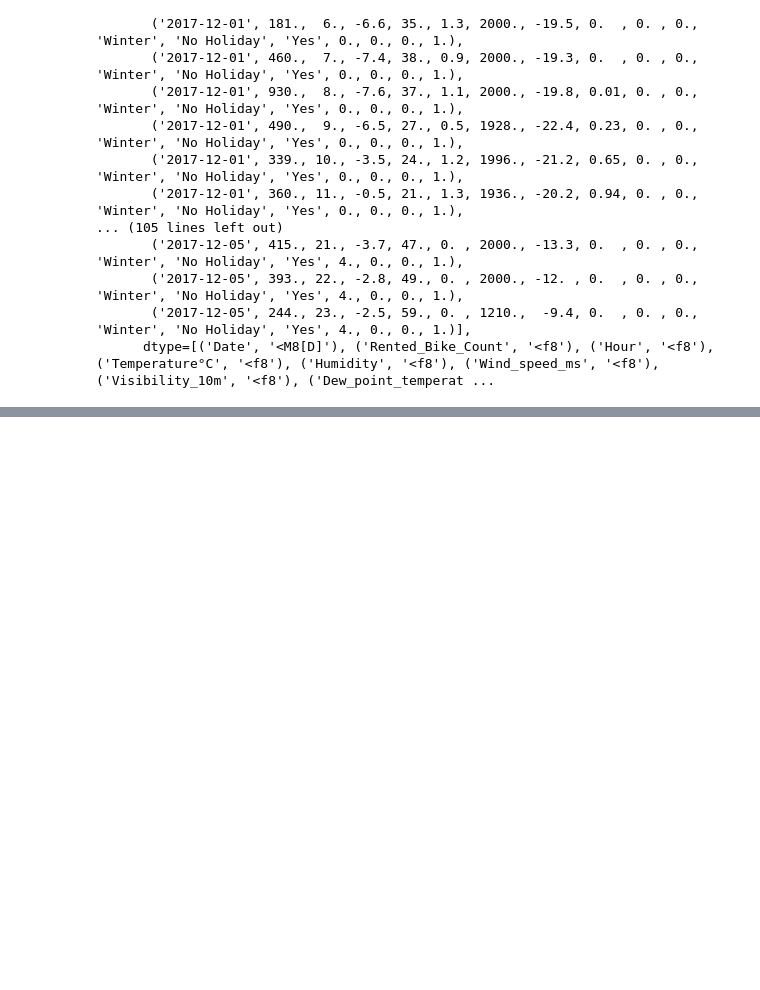
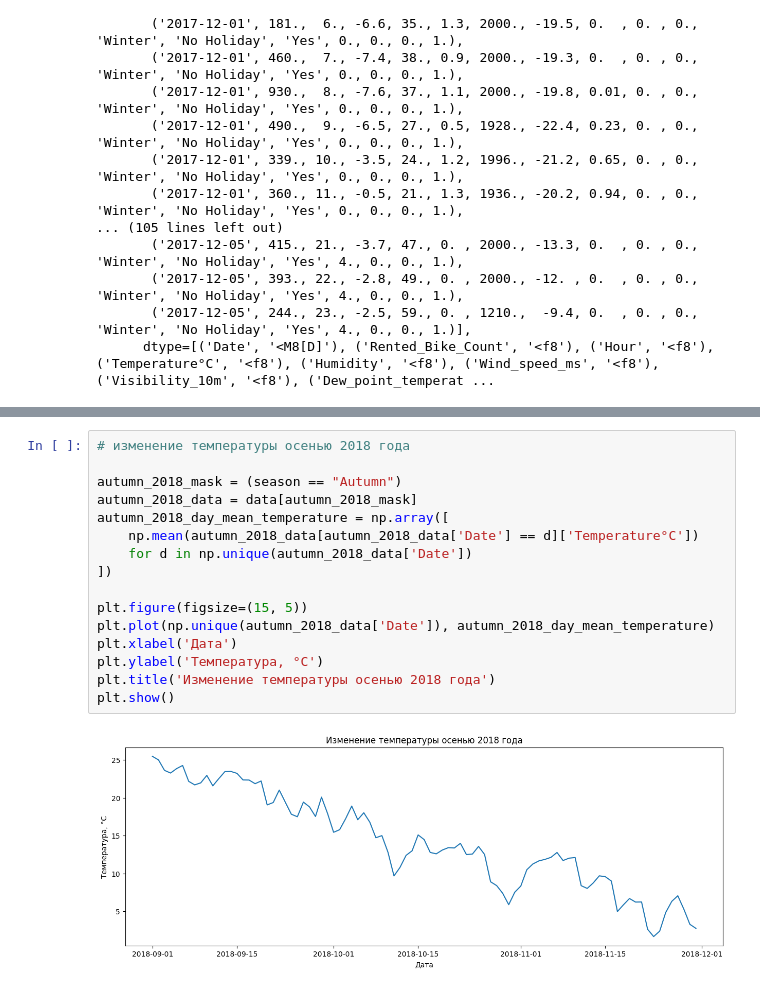
Before and after one commit to vorandpav/NoteBooks, a Jupyter notebook: Jupiter.ipynb, the cells around one changed output, grey strips where cells are left out. Cells and saved outputs as stored; diff of their text form; blank space fills up the shorter version.

```diff
--- a/Jupiter.ipynb
+++ b/Jupiter.ipynb
@@ -330,0 +365,18 @@ array([('2018-06-01',  963., 0., 20.1, 63., 1.1, 1698., 12.8, 0., 0., 0., 'Summe
+# %%
+# изменение температуры осенью 2018 года
+
+autumn_2018_mask = (season == "Autumn")
+autumn_2018_data = data[autumn_2018_mask]
+autumn_2018_day_mean_temperature = np.array([
+    np.mean(autumn_2018_data[autumn_2018_data['Date'] == d]['Temperature°C'])
+    for d in np.unique(autumn_2018_data['Date'])
+])
+
+plt.figure(figsize=(15, 5))
+plt.plot(np.unique(autumn_2018_data['Date']), autumn_2018_day_mean_temperature)
+plt.xlabel('Дата')
+plt.ylabel('Температура, °C')
+plt.title('Изменение температуры осенью 2018 года')
+plt.show()
+# %% [output]
+[figure, added]
```
Also changed, not shown: parts of 48 cells of this notebook.
